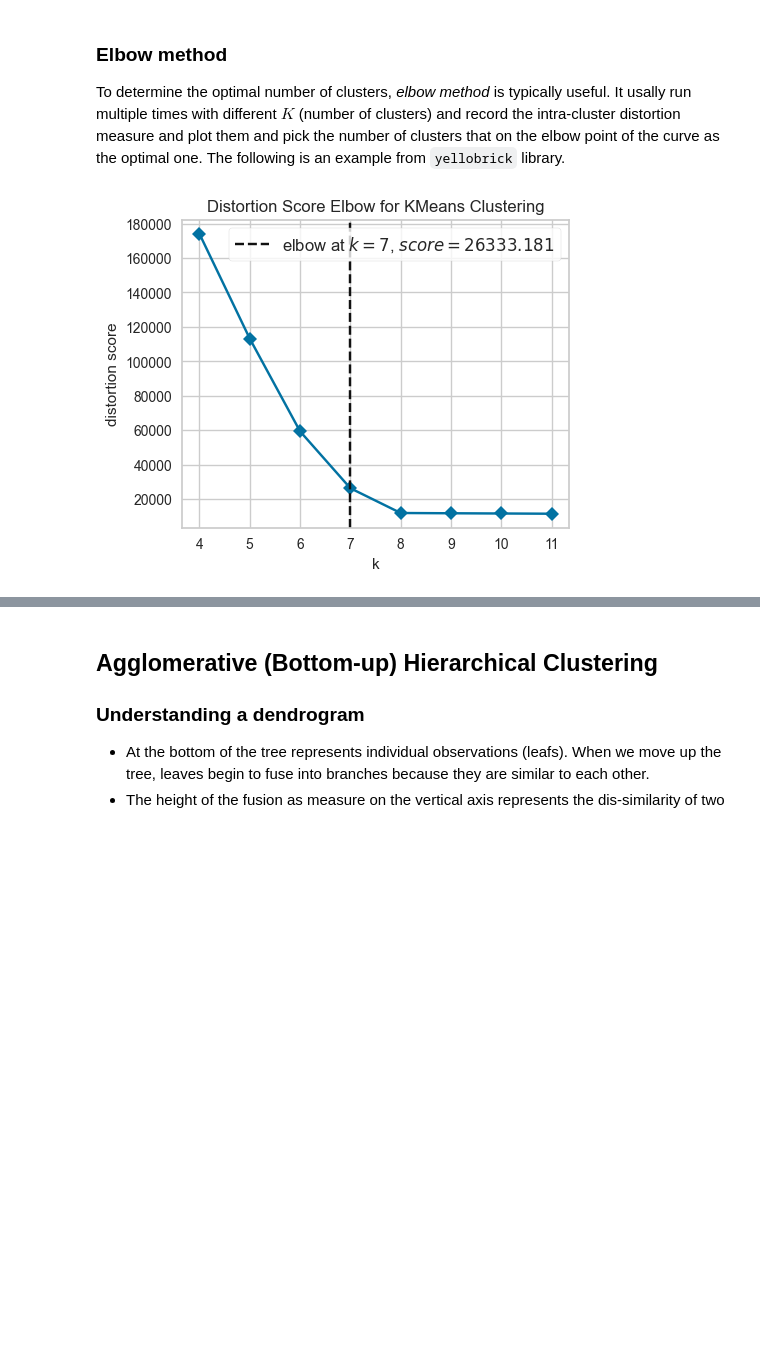
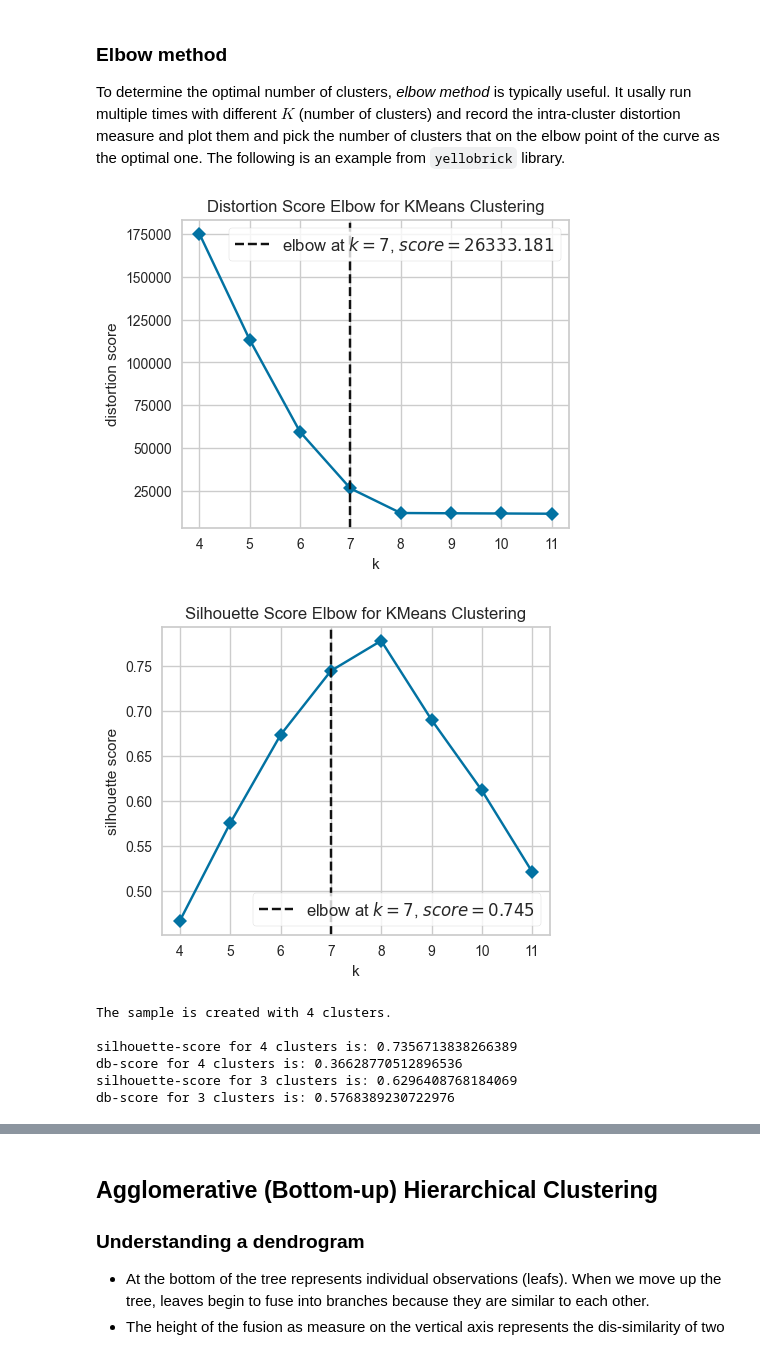
Before and after one commit to southnorthist/kaggle_analysis, a Jupyter notebook: Concepts/clustering.ipynb, the cells around one changed output, grey strips where cells are left out. Saved outputs shown, nothing was run; the diff lists cells and outputs as text; code cells hidden in the pictures; blank space fills up the shorter version.

```diff
--- a/Concepts/clustering.ipynb
+++ b/Concepts/clustering.ipynb
@@ -55,22 +55,68 @@ To determine the optimal number of clusters, _elbow method_ is typically useful.
 # %%
 from sklearn.cluster import KMeans
 from sklearn.datasets import make_blobs
 from yellowbrick.cluster import KElbowVisualizer
 import matplotlib.pyplot as plt
 
 # Generate synthetic dataset with 8 random clusters
 X, y = make_blobs(n_samples=1000, n_features=12, centers=8, random_state=42)
 
 # Instantiate the clustering model and visualizer
 model = KMeans()
 plt.figure(figsize=(5, 4))
 # distortion: Sum of squared distance from each point to its assigned center
 visualizer = KElbowVisualizer(model, k=(4,12), timings=False, metric='distortion', distance_metric='euclidean')
 
 visualizer.fit(X)        # Fit the data to the visualizer
 visualizer.show()        # Finalize and render the figure
 plt.show()
+
+# Plot using silhouette score
+plt.figure(figsize=(5, 4))
+# silhouette score: average of all silhouette coefficients from all samples.
+visualizer = KElbowVisualizer(model, k=(4,12), timings=False, metric='silhouette', distance_metric='euclidean')
+
+visualizer.fit(X)        # Fit the data to the visualizer
+visualizer.show()        # Finalize and render the figure
+plt.show()
 # %% [output]
-[figure, old version]
+[figure, new version]
+[figure, added]
+# %%
+## Sihouette score and Davies_bouldin score in scikit-learn
+from sklearn import datasets
+from sklearn.cluster import KMeans
+from sklearn.metrics import davies_bouldin_score
+from sklearn.metrics import silhouette_score
+from sklearn.datasets import make_blobs
+
+# loading the dataset
+X, y_true = make_blobs(n_samples=300, centers=4,
+                       cluster_std=0.50, random_state=0)
+
+print('The sample is created with 4 clusters.\n')
+# K-Means
+kmeans = KMeans(n_clusters=4, random_state=1).fit(X)
+# we store the cluster labels
+labels = kmeans.labels_
+
+print(f'silhouette-score for 4 clusters is: {silhouette_score(X, labels)}')
+print(f'db-score for 4 clusters is: {davies_bouldin_score(X, labels)}')
+
+# K-Means using 3 clusters
+kmeans = KMeans(n_clusters=3, random_state=1).fit(X)
+
+# we store the cluster labels
+labels = kmeans.labels_
+
+print(f'silhouette-score for 3 clusters is: {silhouette_score(X, labels)}')
+print(f'db-score for 3 clusters is: {davies_bouldin_score(X, labels)}')
+# %% [output]
+The sample is created with 4 clusters.
+
+silhouette-score for 4 clusters is: 0.7356713838266389
+db-score for 4 clusters is: 0.36628770512896536
+silhouette-score for 3 clusters is: 0.6296408768184069
+db-score for 3 clusters is: 0.5768389230722976
 # %% [markdown]
 #### Metrics
```
Also changed, not shown: parts of 4 cells of this notebook.
